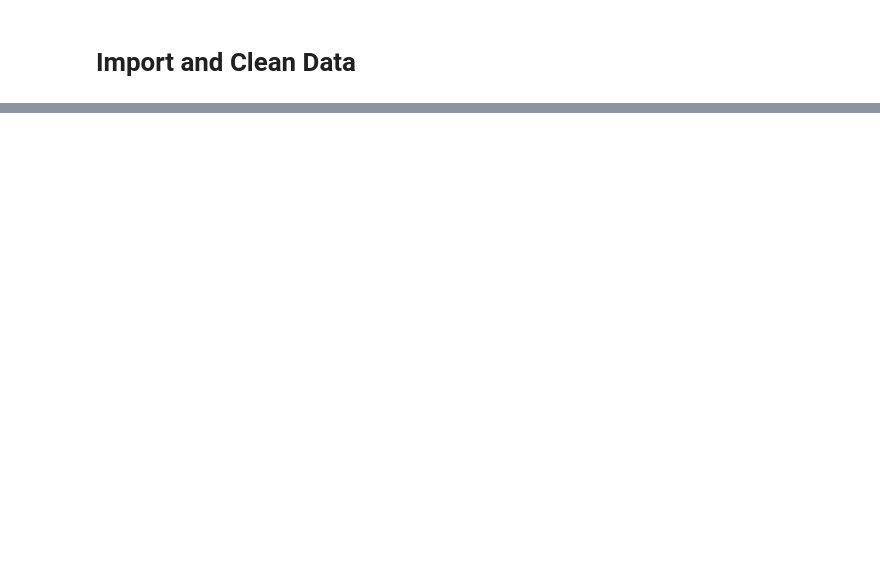
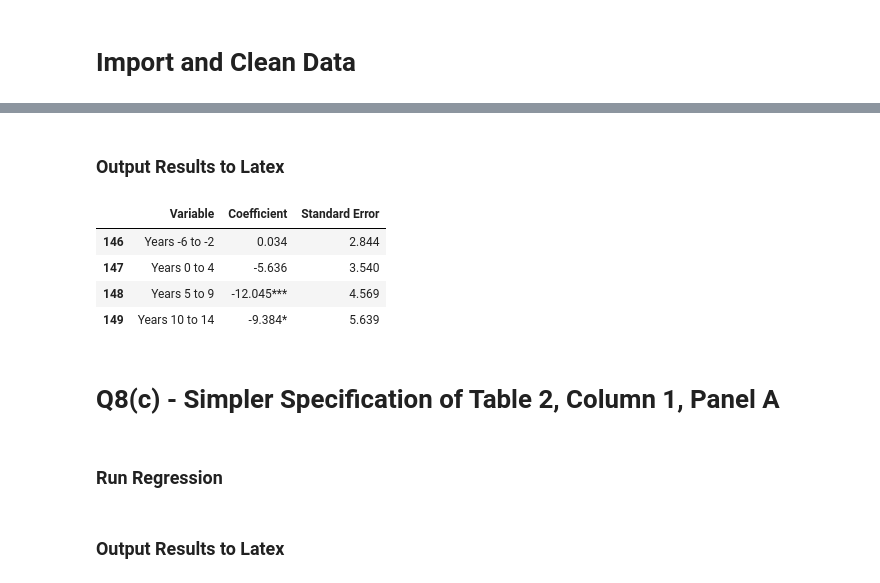
Before and after one commit to stevenbuschbach/Applied-Microeconometrics, a Jupyter notebook: q8/q8_replication_code.ipynb, the cells around one changed output, grey strips where cells are left out. Drawn from its saved outputs; the diff is of its cells as text; code cells hidden in the pictures; blank space fills up the shorter version.

```diff
--- a/q8/q8_replication_code.ipynb
+++ b/q8/q8_replication_code.ipynb
@@ -158,0 +83,2 @@ beta_table.to_csv('table2_replication.csv')
+# %%
+df = make_aer_data()
@@ -158,0 +165,41 @@ beta_table.to_csv('table2_replication.csv')
+# %%
+# Define covariates to use
+_Ifips_cols   = [col for col in df if col.startswith('_Ifips')]
+_Iyear_cols   = [col for col in df if col.startswith('_Iyear')]
+_IyeaXDu_cols = [col for col in df if col.startswith('_IyeaXDu')]
+_DD_cols      = [col for col in df if col.startswith('_DD')]
+X_cols        = _Iyear_cols+_IyeaXDu_cols+_DD_cols
+fe_cols       = _Ifips_cols
+Y_var         = 'amr'
+weight_var    = 'popwt'
+clust_var     = 'fips'
+
+Y,X,weight,N,K,fe_df = get_XY_arrays(df, X_cols, Y_var, weight_var, clust_var)
+# %%
+beta,beta_SE = run_aer_regression(fe_df, Y,X,weight, N, K, X_cols, Y_var, weight_var)
+beta_stars   = get_stars(beta, beta_SE)
+# %% [markdown]
+### Output Results to Latex
+# %%
+beta_df = pd.DataFrame.from_dict({"Variable":X_cols,
+                                  "Coefficient":[str(np.round(beta.ravel()[i],3))+beta_stars[i]
+                                                 for i in range(beta.shape[0])],
+                                  "Standard Error":np.round(beta_SE,3)})
+beta_df = beta_df[(beta_df['Variable'] == '_DDdid1_2') |
+                  (beta_df['Variable'] == '_DDdid1_4') |
+                  (beta_df['Variable'] == '_DDdid1_5') |
+                  (beta_df['Variable'] == '_DDdid1_6')]
+beta_df["Variable"] = ["Years -6 to -2","Years 0 to 4","Years 5 to 9","Years 10 to 14"]
+beta_df.to_latex("./q8_replication_output/table2_col1_panelA_replication.tex", index=False)
+# %%
+beta_df
+# %% [output]
+|  | Variable | Coefficient | Standard Error |
+| 146 | Years -6 to -2 | 0.034 | 2.844 |
+| 147 | Years 0 to 4 | -5.636 | 3.540 |
+| 148 | Years 5 to 9 | -12.045*** | 4.569 |
+| 149 | Years 10 to 14 | -9.384* | 5.639 |
+# %% [markdown]
+# Q8(c) - Simpler Specification of Table 2, Column 1, Panel A
+# %% [markdown]
+### Run Regression
@@ -158,0 +214,2 @@ beta_table.to_csv('table2_replication.csv')
+# %% [markdown]
+### Output Results to Latex
```
Also changed, not shown: parts of 37 cells of this notebook, 7 other files.
